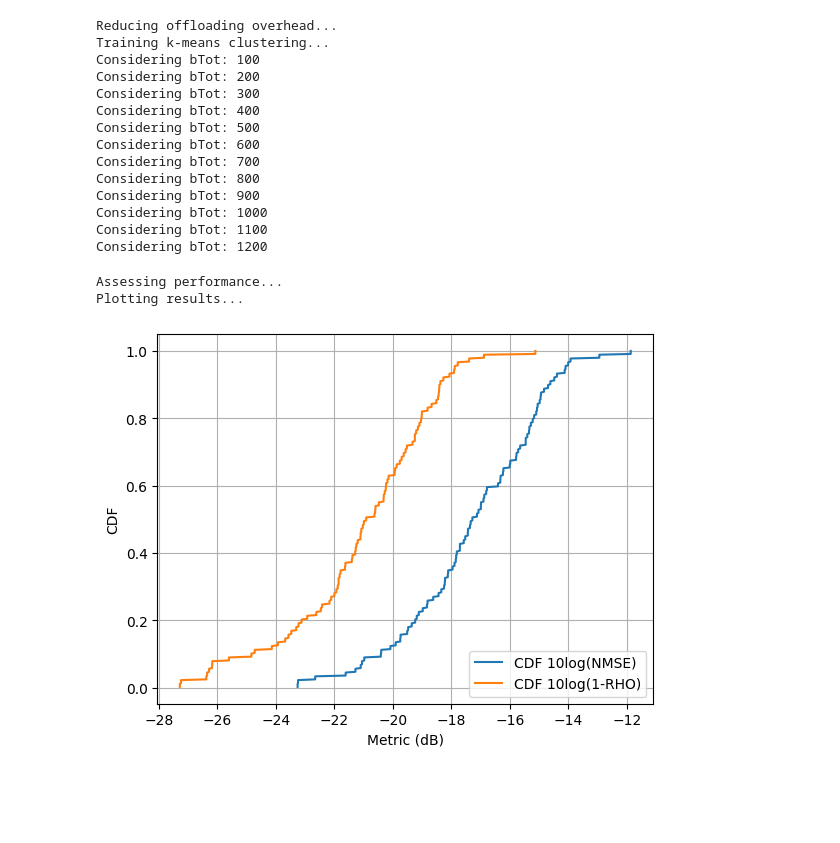
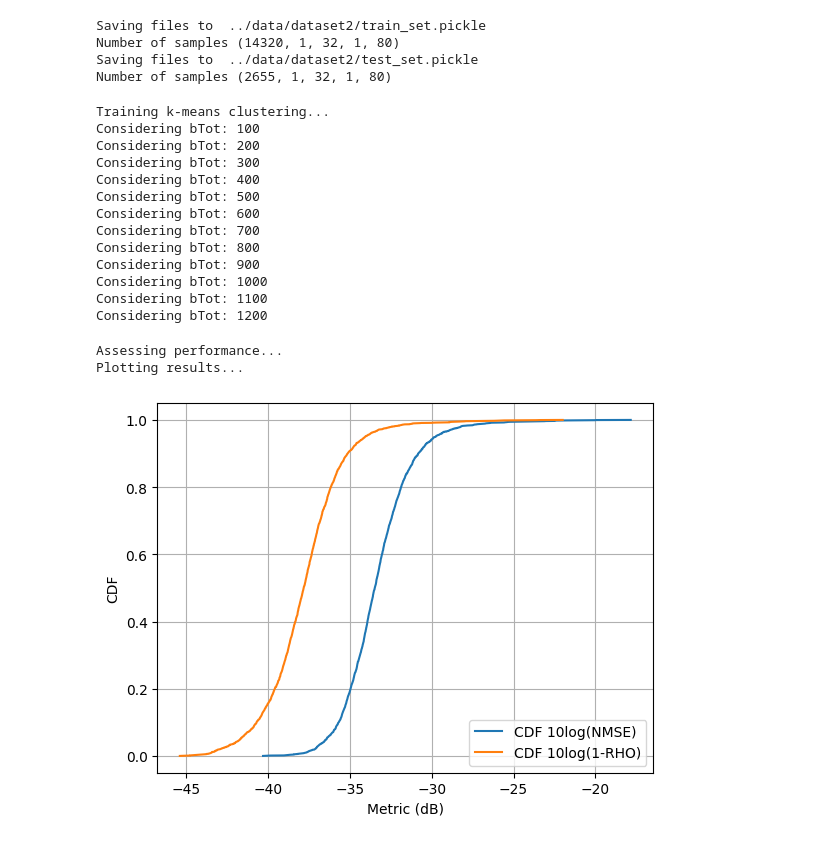
Before and after one commit to dziper/NonstaticCSI, a Jupyter notebook: project/refModelTest.ipynb, the cells around one changed output. Saved outputs shown, nothing was run; the diff lists cells and outputs as text; code cells hidden in the pictures; blank space fills up the shorter version.

```diff
--- a/project/refModelTest.ipynb
+++ b/project/refModelTest.ipynb
@@ -6,21 +6,41 @@ import dataset
 
 cfg = utils.Config(
     num_rx_antennas=1,
-    num_tx_antennas=64,
-    num_subcarriers=160,
+    num_tx_antennas=32,
+    num_subcarriers=80,
     train_test_split=0.8,
     data_root="../data/dataset1",
+    reduce_pca_overhead=False
     # duplicate_data=1,
     # data_snr=-1
 )
 
-train_set, test_set = dataset.load_data(cfg)
+
+dataset.combine_time_series_paths(
+    "../data/dataset2",
+    list(range(33)),
+    2.5e9,
+    "train_set.pickle"
+)
+dataset.combine_time_series_paths(
+    "../data/dataset2",
+    list(range(34, 40)),
+    2.5e9,
+    "test_set.pickle"
+)
+
+train_set = dataset.dataset_from_path("../data/dataset2/train_set.pickle", cfg)
+test_set = dataset.dataset_from_path("../data/dataset2/test_set.pickle", cfg)
 matlab = matlab.engine.start_matlab()
 refModel = ref.FullReferenceModel(cfg, matlab)
+# %% [output]
+Saving files to  ../data/dataset2/train_set.pickle
+Number of samples (14320, 1, 32, 1, 80)
+Saving files to  ../data/dataset2/test_set.pickle
+Number of samples (2655, 1, 32, 1, 80)
 # %%
 refModel.fit(train_set)
 # %% [output]
-Reducing offloading overhead...
 Training k-means clustering...
 Considering bTot: 100
 Considering bTot: 200
@@ -41,8 +61,8 @@ prediction_error, zdl_windows = refModel.process(test_set)
 # Uplink
 predicted_csis = refModel.decode(prediction_error, zdl_windows)
 # %%
-utils.reference_nmse_rho_test(test_set.csi_samples, predicted_csis)
+utils.reference_nmse_rho_test("reference", test_set.csi_samples, predicted_csis)
 # %% [output]
 Assessing performance...
 Plotting results...
-[figure, old version]
+[figure, new version]
```
Also changed, not shown: 3 other files.
